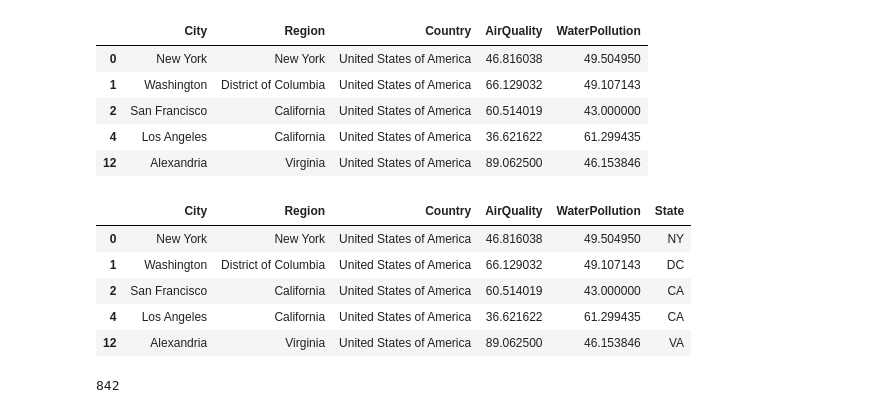
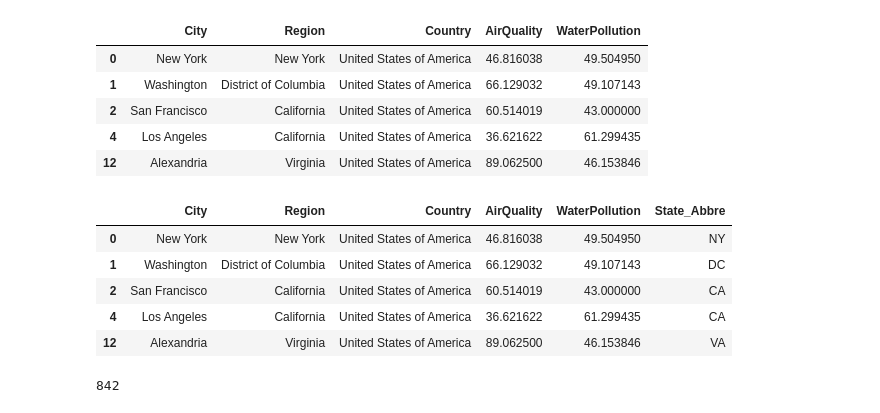
Before and after one commit to yuledez/ucv-data-proj3-group-2, a Jupyter notebook: waterAir_quality.ipynb, the cells around one changed output. Saved outputs shown, nothing was run; the diff lists cells and outputs as text; code cells hidden in the pictures.

```diff
--- a/waterAir_quality.ipynb
+++ b/waterAir_quality.ipynb
@@ -65,28 +68,27 @@ waterAir_usa_df.head()
 # %%
 # Create a Dictionary of State Abbreviation
 
 state_abbreviations = {
     'Alabama': 'AL', 'Alaska': 'AK', 'Arizona': 'AZ', 'Arkansas': 'AR',
     'California': 'CA', 'Colorado': 'CO', 'Connecticut': 'CT', 'Delaware': 'DE',
     'District of Columbia': 'DC',
     'Florida': 'FL', 'Georgia': 'GA', 'Hawaii': 'HI', 'Idaho': 'ID',
     'Illinois': 'IL', 'Indiana': 'IN', 'Iowa': 'IA', 'Kansas': 'KS',
     'Kentucky': 'KY', 'Louisiana': 'LA', 'Maine': 'ME', 'Maryland': 'MD',
     'Massachusetts': 'MA', 'Michigan': 'MI', 'Minnesota': 'MN', 'Mississippi': 'MS',
     'Missouri': 'MO', 'Montana': 'MT', 'Nebraska': 'NE', 'Nevada': 'NV',
     'New Hampshire': 'NH', 'New Jersey': 'NJ', 'New Mexico': 'NM', 'New York': 'NY',
     'North Carolina': 'NC', 'North Dakota': 'ND', 'Ohio': 'OH', 'Oklahoma': 'OK',
     'Oregon': 'OR', 'Pennsylvania': 'PA', 'Rhode Island': 'RI', 'South Carolina': 'SC',
     'South Dakota': 'SD', 'Tennessee': 'TN', 'Texas': 'TX', 'Utah': 'UT',
     'Vermont': 'VT', 'Virginia': 'VA', 'Washington': 'WA', 'West Virginia': 'WV',
     'Wisconsin': 'WI', 'Wyoming': 'WY'
 }
 
-waterAir_usa_df['State'] = waterAir_usa_df['Region'].map(state_abbreviations)
-
+waterAir_usa_df['State_Abbre'] = waterAir_usa_df['Region'].map(state_abbreviations)
 waterAir_usa_df.head()
 # %% [output]
-|  | City | Region | Country | AirQuality | WaterPollution | State |
+|  | City | Region | Country | AirQuality | WaterPollution | State_Abbre |
 | 0 | New York | New York | United States of America | 46.816038 | 49.504950 | NY |
 | 1 | Washington | District of Columbia | United States of America | 66.129032 | 49.107143 | DC |
 | 2 | San Francisco | California | United States of America | 60.514019 | 43.000000 | CA |
```
Also changed, not shown: parts of 13 cells of this notebook, 2 other files.
